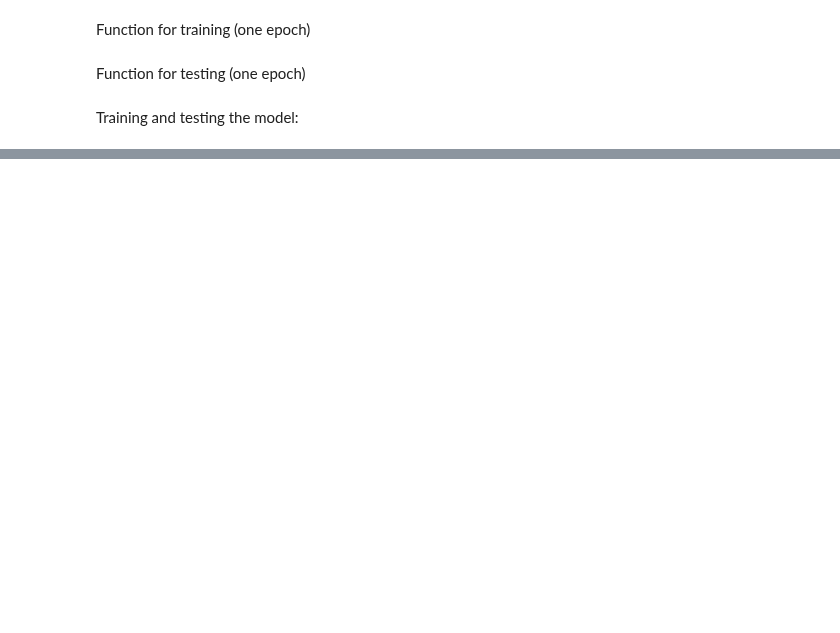
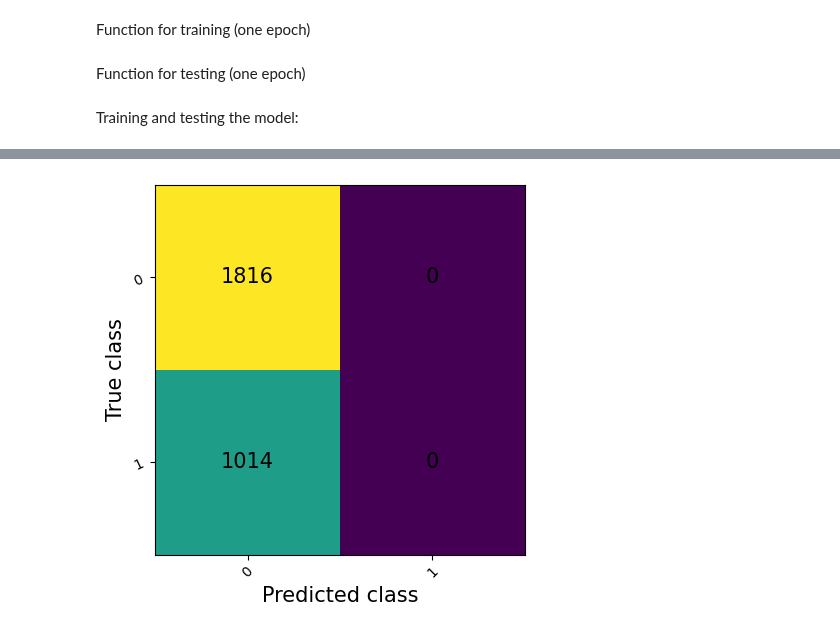
Before and after one commit to omersideman/ai-project, a Jupyter notebook: notebooks/cnn_pretrained.ipynb, the cells around one changed output, grey strips where cells are left out. Saved outputs shown, nothing was run; the diff lists cells and outputs as text; code cells hidden in the pictures; blank space fills up the shorter version.

Commit message:
confusion matrix

```diff
--- a/notebooks/cnn_pretrained.ipynb
+++ b/notebooks/cnn_pretrained.ipynb
@@ -386,3 +348,17 @@ Test loss: 1.1172 | Test acc: 0.5734
+# %%
+metric = BinaryConfusionMatrix()
+model.eval()
+
+for i, (x, y) in enumerate(train_dl):
+  # if i==2:
+    # break
+  (x, y) = (x.to(device), y.to(device))
+  pred = model(x).to(device)
+  metric.update(pred[:,1], y)
+# %%
+fig, ax = metric.plot()
+# %% [output]
+[figure, added]
 # %%
 max_train_acc = max(H["train_acc"])
 max_test_acc = max(H["test_acc"])
```
Also changed, not shown: parts of 23 cells of this notebook.
